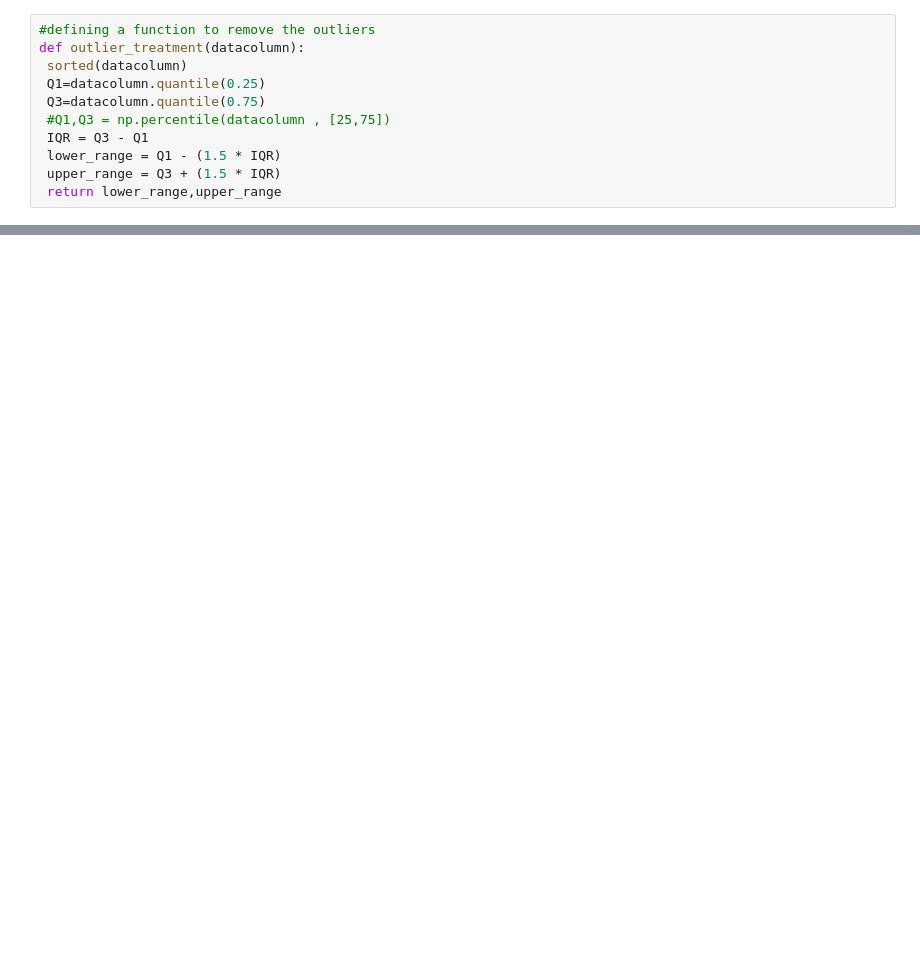
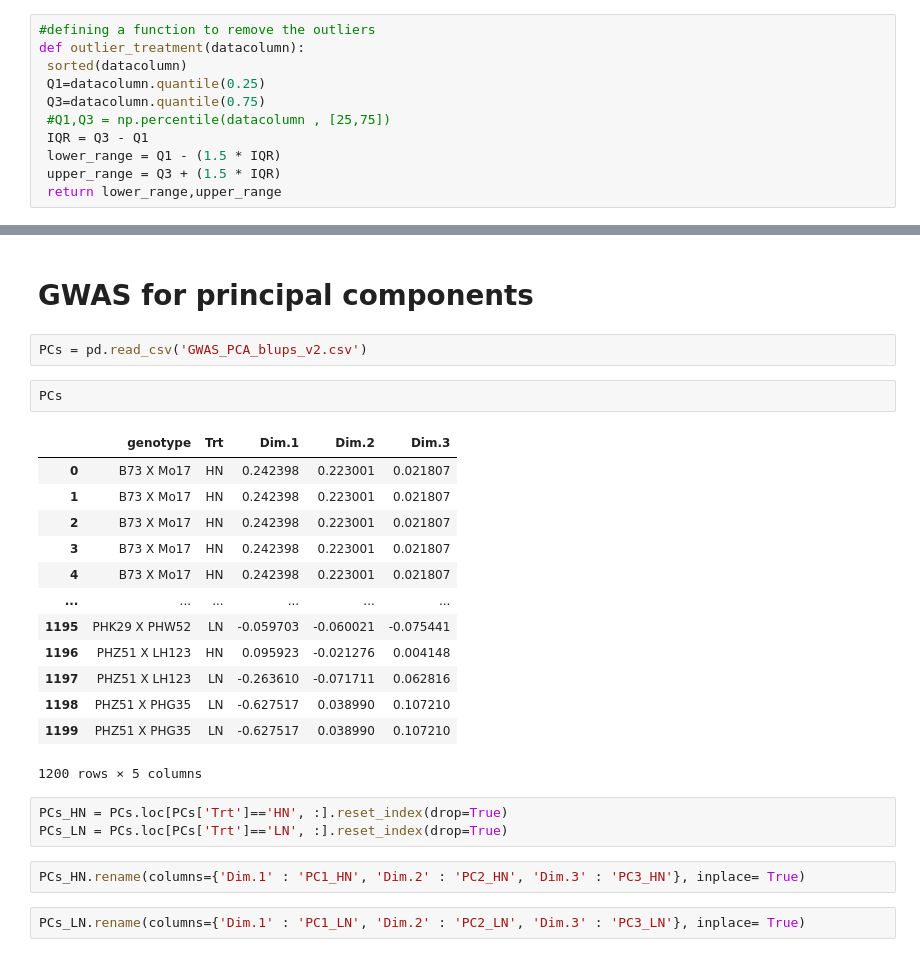
Before and after one commit to distip/GEM_v2, a Jupyter notebook: added_wgs_id_to_blups_X.ipynb, the cells around one changed output, grey strips where cells are left out. Drawn from its saved outputs; the diff is of its cells as text; blank space fills up the shorter version.

```diff
--- a/added_wgs_id_to_blups_X.ipynb
+++ b/added_wgs_id_to_blups_X.ipynb
@@ -423,3 +445,30 @@ bio_blups.loc[bio_blups['ppm.B HN'].isnull(), 'ppm.B HN']
 200   NaN
 213   NaN
 Name: ppm.B HN, dtype: float64
+# %% [markdown]
+# GWAS for principal components
+# %%
+PCs = pd.read_csv('GWAS_PCA_blups_v2.csv')
+# %%
+PCs
+# %% [output]
+|  | genotype | Trt | Dim.1 | Dim.2 | Dim.3 |
+| 0 | B73 X Mo17 | HN | 0.242398 | 0.223001 | 0.021807 |
+| 1 | B73 X Mo17 | HN | 0.242398 | 0.223001 | 0.021807 |
+| 2 | B73 X Mo17 | HN | 0.242398 | 0.223001 | 0.021807 |
+| 3 | B73 X Mo17 | HN | 0.242398 | 0.223001 | 0.021807 |
+| 4 | B73 X Mo17 | HN | 0.242398 | 0.223001 | 0.021807 |
+| ... | ... | ... | ... | ... | ... |
+| 1195 | PHK29 X PHW52 | LN | -0.059703 | -0.060021 | -0.075441 |
+| 1196 | PHZ51 X LH123 | HN | 0.095923 | -0.021276 | 0.004148 |
+| 1197 | PHZ51 X LH123 | LN | -0.263610 | -0.071711 | 0.062816 |
+| 1198 | PHZ51 X PHG35 | LN | -0.627517 | 0.038990 | 0.107210 |
+| 1199 | PHZ51 X PHG35 | LN | -0.627517 | 0.038990 | 0.107210 |
+1200 rows × 5 columns
+# %%
+PCs_HN = PCs.loc[PCs['Trt']=='HN', :].reset_index(drop=True)
+PCs_LN = PCs.loc[PCs['Trt']=='LN', :].reset_index(drop=True)
+# %%
+PCs_HN.rename(columns={'Dim.1' : 'PC1_HN', 'Dim.2' : 'PC2_HN', 'Dim.3' : 'PC3_HN'}, inplace= True)
+# %%
+PCs_LN.rename(columns={'Dim.1' : 'PC1_LN', 'Dim.2' : 'PC2_LN', 'Dim.3' : 'PC3_LN'}, inplace= True)
```
Also changed, not shown: parts of 19 cells of this notebook, 14 other files.
